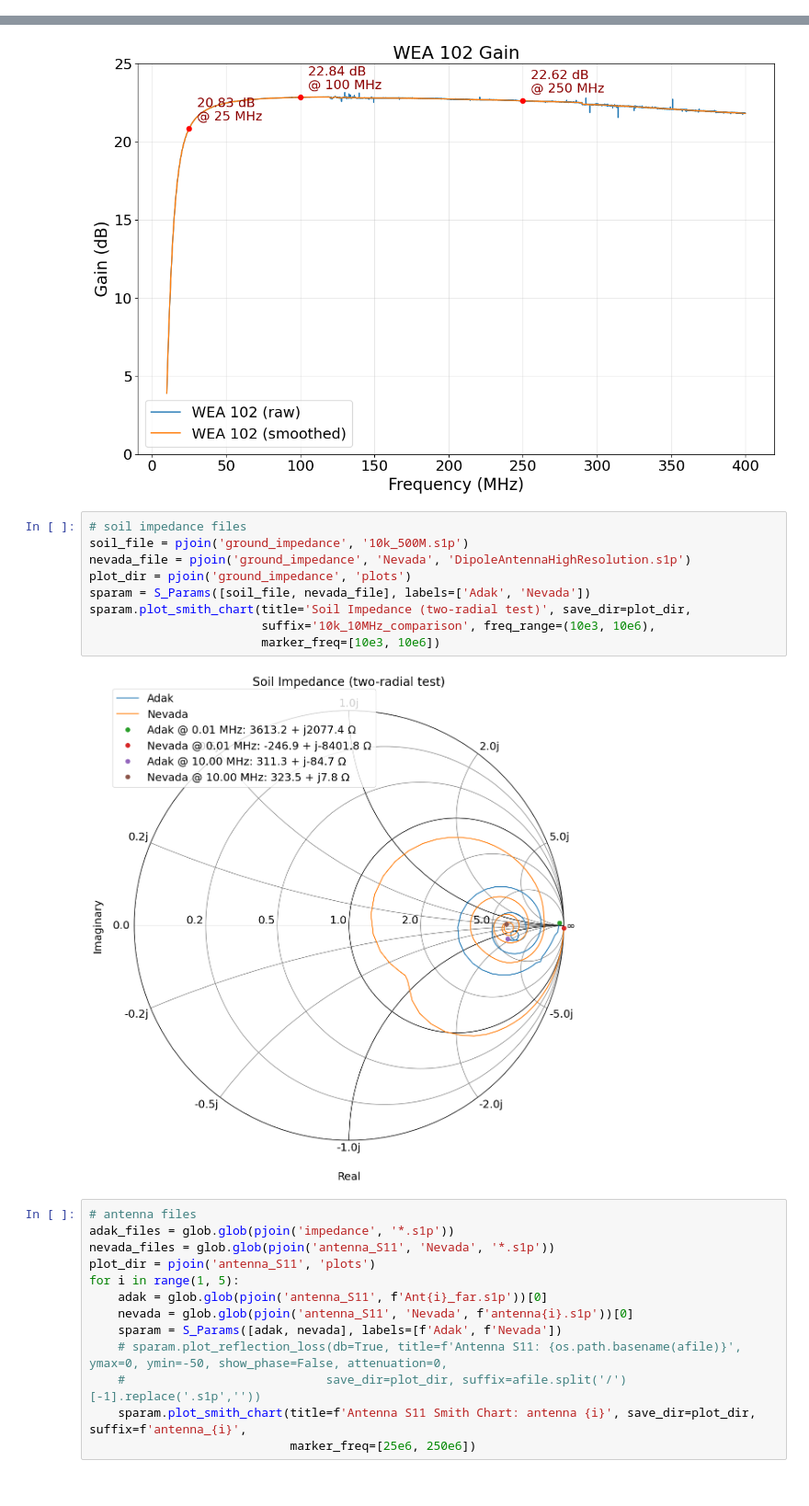
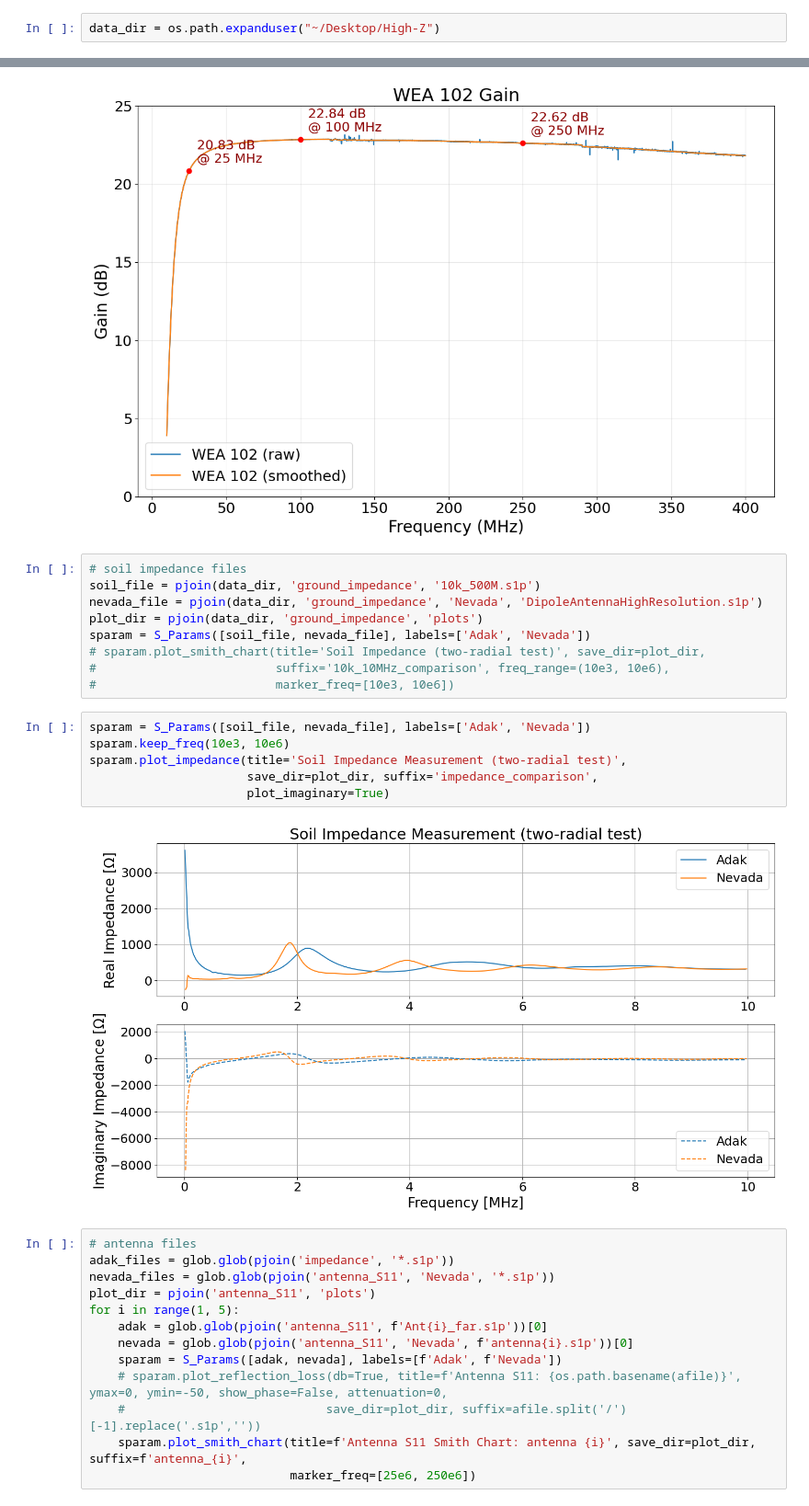
Before and after one commit to alhosani-abdulla/Highz-EXP, a Jupyter notebook: notebooks/soil_impedance.ipynb, the cells around one changed output, grey strips where cells are left out. Shown at 92% size. Drawn from its saved outputs; the diff is of its cells as text.

```diff
--- a/notebooks/soil_impedance.ipynb
+++ b/notebooks/soil_impedance.ipynb
@@ -3,6 +3,8 @@ from highz_exp.s_params import S_Params
 import os
 import glob
 from os.path import join as pjoin
+# %%
+data_dir = os.path.expanduser("~/Desktop/High-Z")
 # %%
 # plot BB and ND s11s
 BB_file = pjoin("TinyVNA_Calibration", "S11_Measurements", "BB013_on.s1p")
@@ -25,15 +27,21 @@ sparam.plot_gain(attenuation=20, title='WEA 102 Gain', ymin=0, ymax=25,
 [figure]
 # %%
 # soil impedance files
-soil_file = pjoin('ground_impedance', '10k_500M.s1p')
-nevada_file = pjoin('ground_impedance', 'Nevada', 'DipoleAntennaHighResolution.s1p')
-plot_dir = pjoin('ground_impedance', 'plots')
+soil_file = pjoin(data_dir, 'ground_impedance', '10k_500M.s1p')
+nevada_file = pjoin(data_dir, 'ground_impedance', 'Nevada', 'DipoleAntennaHighResolution.s1p')
+plot_dir = pjoin(data_dir, 'ground_impedance', 'plots')
 sparam = S_Params([soil_file, nevada_file], labels=['Adak', 'Nevada'])
-sparam.plot_smith_chart(title='Soil Impedance (two-radial test)', save_dir=plot_dir,
-                        suffix='10k_10MHz_comparison', freq_range=(10e3, 10e6),
-                        marker_freq=[10e3, 10e6])
+# sparam.plot_smith_chart(title='Soil Impedance (two-radial test)', save_dir=plot_dir,
+#                         suffix='10k_10MHz_comparison', freq_range=(10e3, 10e6),
+#                         marker_freq=[10e3, 10e6])
-# %% [output]
-[figure, removed]
+# %%
+sparam = S_Params([soil_file, nevada_file], labels=['Adak', 'Nevada'])
+sparam.keep_freq(10e3, 10e6)
+sparam.plot_impedance(title='Soil Impedance Measurement (two-radial test)',
+                      save_dir=plot_dir, suffix='impedance_comparison',
+                      plot_imaginary=True)
+# %% [output]
+[figure, added]
 # %%
 # antenna files
 adak_files = glob.glob(pjoin('impedance', '*.s1p'))
```
Also changed, not shown: 5 other files.
